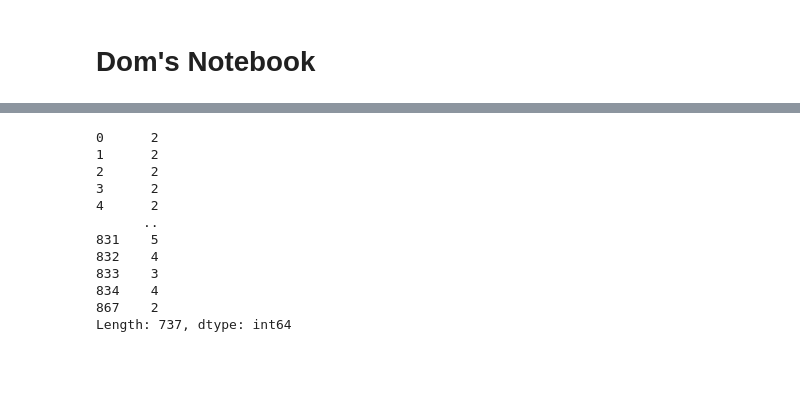
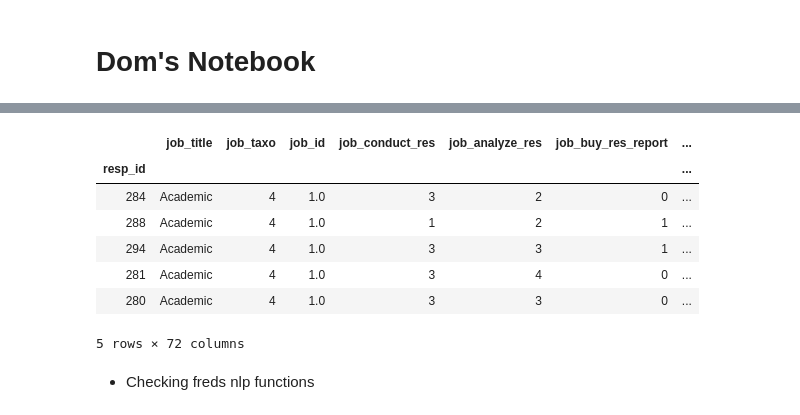
Before and after one commit to PersonaPredicta/Survey_Says..., a Jupyter notebook: dom/dom_nb.ipynb, the cells around one changed output, grey strips where cells are left out. Drawn from its saved outputs; the diff is of its cells as text; code cells hidden in the pictures; blank space fills up the shorter version.

```diff
--- a/dom/dom_nb.ipynb
+++ b/dom/dom_nb.ipynb
@@ -134 +45,15 @@ dtype: int64
+# %%
+df = wrangle.wrangle_data()
+df.head()
+# %% [output]
+|  | job_title | job_taxo | job_id | job_conduct_res | job_analyze_res | job_buy_res_report | ... |
+| resp_id |  |  |  |  |  |  | ... |
+| 284 | Academic | 4 | 1.0 | 3 | 2 | 0 | ... |
+| 288 | Academic | 4 | 1.0 | 1 | 2 | 1 | ... |
+| 294 | Academic | 4 | 1.0 | 3 | 3 | 1 | ... |
+| 281 | Academic | 4 | 1.0 | 3 | 4 | 0 | ... |
+| 280 | Academic | 4 | 1.0 | 3 | 3 | 0 | ... |
+5 rows × 72 columns
+# %% [markdown]
+- Checking freds nlp functions
 # %%
@@ -138,16 +61,0 @@ import wrangle
-# %%
-max_research = wrangle.get_max_research_years(data)
-data.join(pd.DataFrame(max_research, columns = ['max_experience'])).apply(wrangle.get_labels, axis = 1)
-# %% [output]
-0      2
-1      2
-2      2
-3      2
-4      2
-      ..
-831    5
-832    4
-833    3
-834    4
-867    2
-Length: 737, dtype: int64
```
Also changed, not shown: parts of 28 cells of this notebook.
